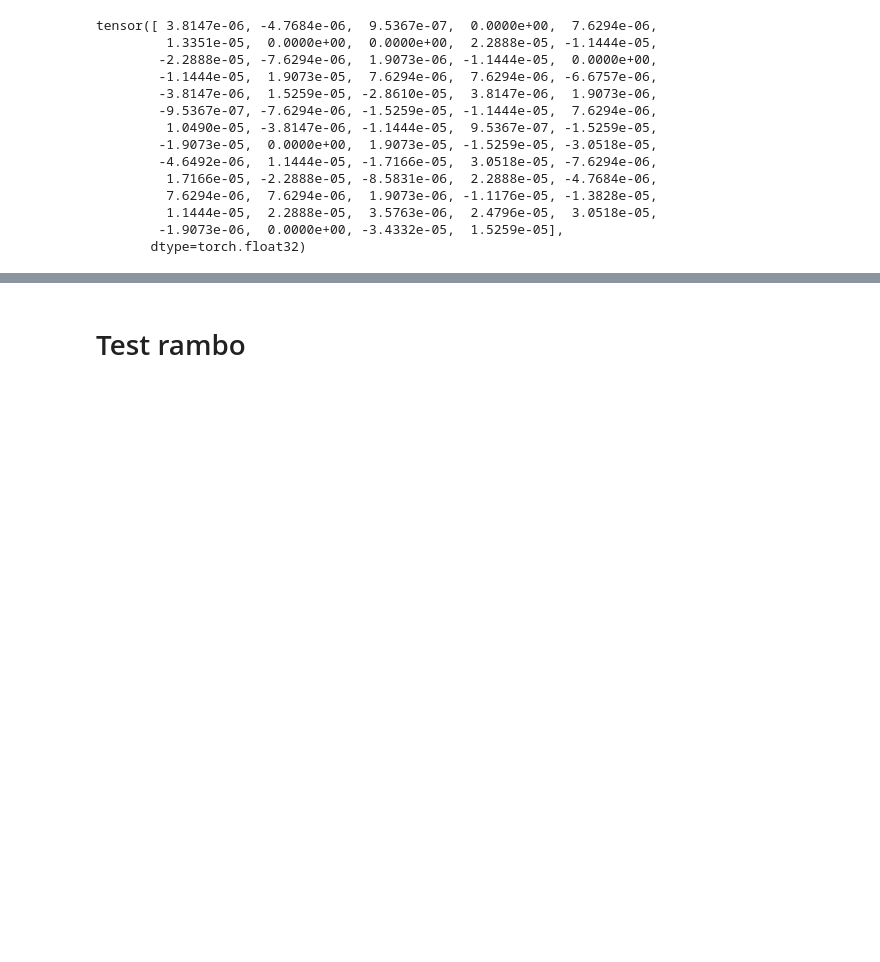
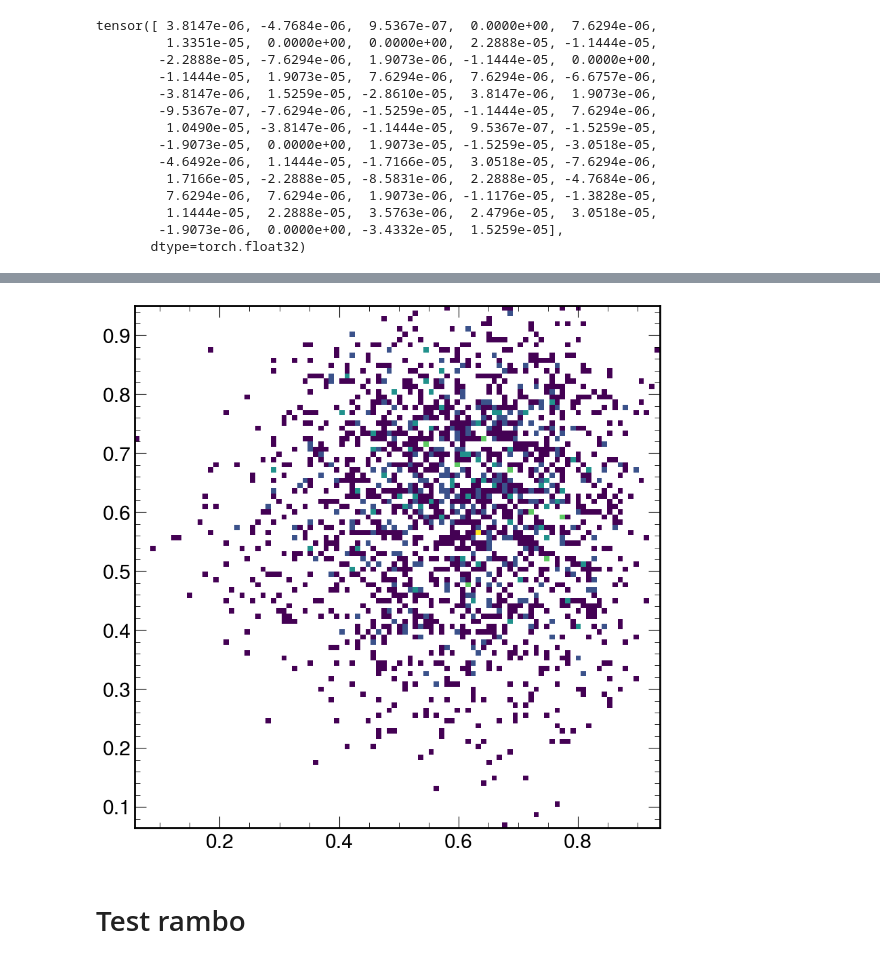
Before and after one commit to valsdav/MEMFlow, a Jupyter notebook: memflow/read_data/TestDatasetLoader.ipynb, the cells around one changed output, grey strips where cells are left out. Saved outputs shown, nothing was run; the diff lists cells and outputs as text; code cells hidden in the pictures; blank space fills up the shorter version.

```diff
--- a/memflow/read_data/TestDatasetLoader.ipynb
+++ b/memflow/read_data/TestDatasetLoader.ipynb
@@ -139,3 +190,7 @@ tensor([ 3.8147e-06, -4.7684e-06,  9.5367e-07,  0.0000e+00,  7.6294e-06,
+# %%
+plt.hist2d(data_ps[:, -2].numpy(),data_ps[:, -1].numpy(), bins=100, cmin=1);
+# %% [output]
+[figure, added]
 # %% [markdown]
 # Test rambo
 # %%
```
Also changed, not shown: parts of 15 cells of this notebook, 13 other files.
